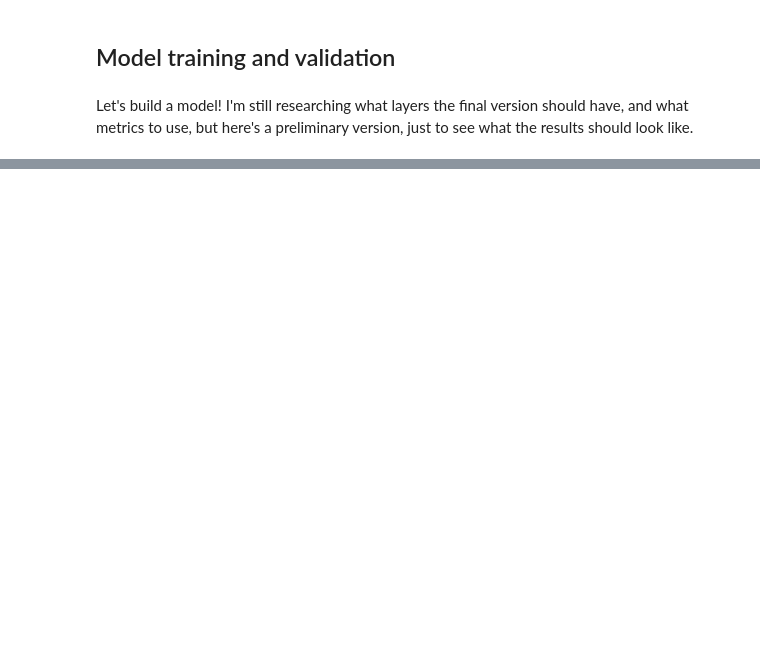
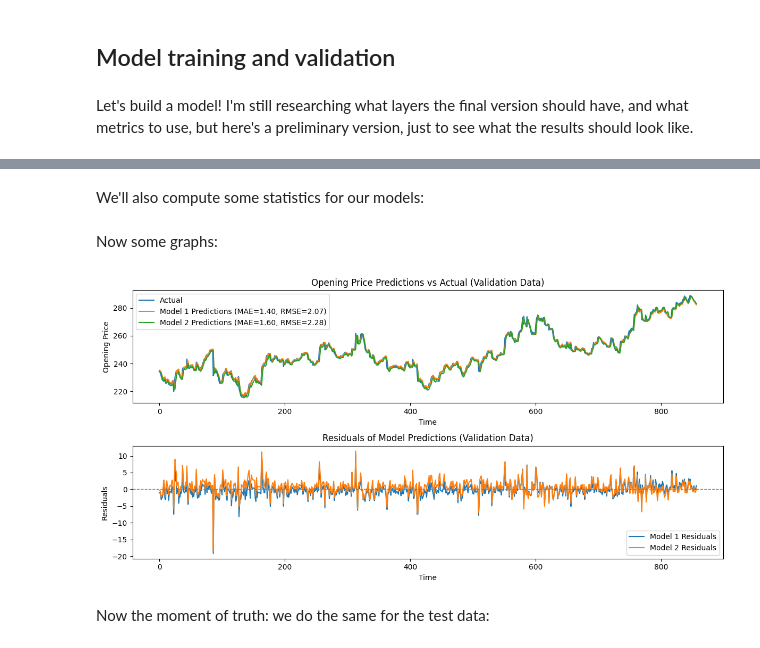
Before and after one commit to wirungu/deep-learning-finance, a Jupyter notebook: Deep_Learning_in_Financial_Time_Series_Forecasting.ipynb, the cells around one changed output, grey strips where cells are left out. Cells and saved outputs as stored; diff of their text form; code cells hidden in the pictures; blank space fills up the shorter version.

```diff
--- a/Deep_Learning_in_Financial_Time_Series_Forecasting.ipynb
+++ b/Deep_Learning_in_Financial_Time_Series_Forecasting.ipynb
@@ -379,0 +236,9 @@ When I get some time I will compare then the prediction accuracy among some diff
+# %%
+# Predict on validation data
+val_predictions1 = model1.predict(val_data_generator)
+val_predictions2 = model2.predict(val_data_generator)
+
+# Inverse transform the normalized predictions and actual values
+val_predictions1 = inverse_normalizer(val_predictions1)
+val_predictions2 = inverse_normalizer(val_predictions2)
+actual_vals = inverse_normalizer(norm_X_val[window_size:])
@@ -379,0 +248,41 @@ When I get some time I will compare then the prediction accuracy among some diff
+# %% [markdown]
+We'll also compute some statistics for our models:
+# %%
+# Calculate statistics for Model 1 on validation data
+mae_model1_val = np.mean(np.abs(val_predictions1 - actual_vals))
+mse_model1_val = np.mean((val_predictions1 - actual_vals)**2)
+rmse_model1_val = np.sqrt(mse_model1_val)
+residuals_model1_val = actual_vals - val_predictions1
+
+# Calculate statistics for Model 2 on validation data
+mae_model2_val = np.mean(np.abs(val_predictions2 - actual_vals))
+mse_model2_val = np.mean((val_predictions2 - actual_vals)**2)
+rmse_model2_val = np.sqrt(mse_model2_val)
+residuals_model2_val = actual_vals - val_predictions2
+# %% [markdown]
+Now some graphs:
+# %%
+plt.figure(figsize=(12, 6))
+plt.subplot(2, 1, 1)
+plt.plot(actual_vals, label='Actual')
+plt.plot(val_predictions1, label=f'Model 1 Predictions (MAE={mae_model1_val:.2f}, RMSE={rmse_model1_val:.2f})')
+plt.plot(val_predictions2, label=f'Model 2 Predictions (MAE={mae_model2_val:.2f}, RMSE={rmse_model2_val:.2f})')
+plt.title('Opening Price Predictions vs Actual (Validation Data)')
+plt.xlabel('Time')
+plt.ylabel('Opening Price')
+plt.legend()
+
+plt.subplot(2, 1, 2)
+plt.plot(residuals_model1_val, label='Model 1 Residuals')
+plt.plot(residuals_model2_val, label='Model 2 Residuals')
+plt.axhline(0, color='gray', linestyle='dashed', linewidth=1)
+plt.title('Residuals of Model Predictions (Validation Data)')
+plt.xlabel('Time')
+plt.ylabel('Residuals')
+plt.legend()
+plt.tight_layout()
+plt.show()
+# %% [output]
+[figure, added]
+# %% [markdown]
+Now the moment of truth: we do the same for the test data:
```
Also changed, not shown: parts of 66 cells of this notebook.
